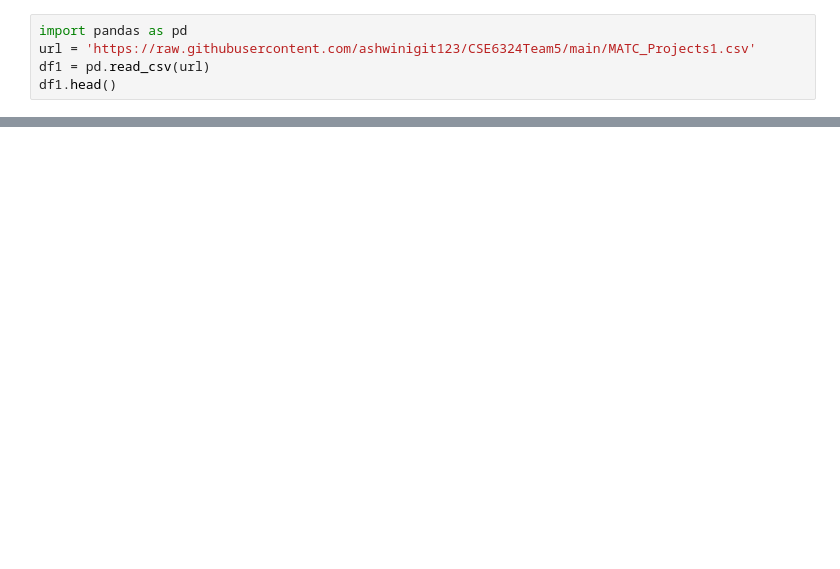
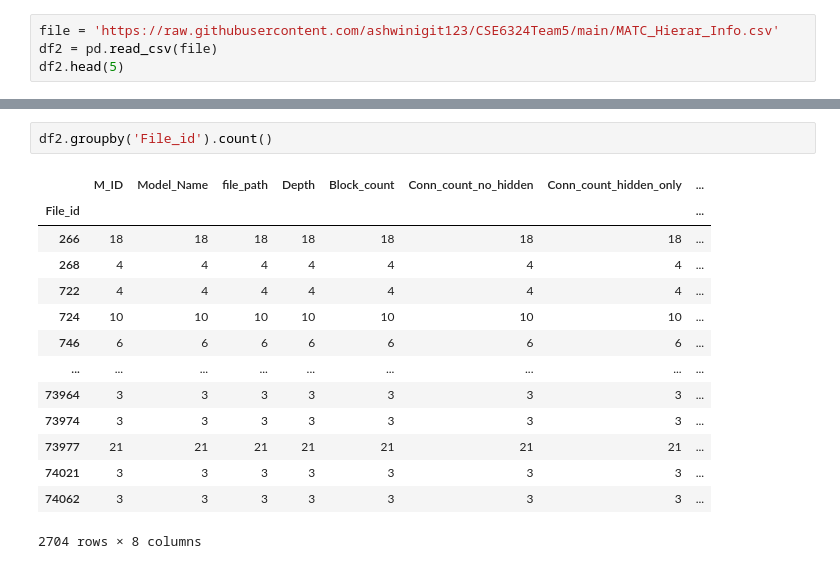
Before and after one commit to ashwinigit123/CSE6324Team5, a Jupyter notebook: Iteration1.ipynb, the cells around one changed output, grey strips where cells are left out. Saved outputs shown, nothing was run; the diff lists cells and outputs as text; blank space fills up the shorter version.

```diff
--- a/Iteration1.ipynb
+++ b/Iteration1.ipynb
@@ -3,6 +61,5 @@
 # %%
-import pandas as pd
-url = 'https://raw.githubusercontent.com/ashwinigit123/CSE6324Team5/main/MATC_Projects1.csv'
-df1 = pd.read_csv(url)
-df1.head()
+file = 'https://raw.githubusercontent.com/ashwinigit123/CSE6324Team5/main/MATC_Hierar_Info.csv'
+df2 = pd.read_csv(file)
+df2.head(5)
 # %% [output]
@@ -14,0 +72,17 @@ df1.head()
+# %%
+df2.groupby('File_id').count()
+# %% [output]
+|  | M_ID | Model_Name | file_path | Depth | Block_count | Conn_count_no_hidden | Conn_count_hidden_only | ... |
+| File_id |  |  |  |  |  |  |  | ... |
+| 266 | 18 | 18 | 18 | 18 | 18 | 18 | 18 | ... |
+| 268 | 4 | 4 | 4 | 4 | 4 | 4 | 4 | ... |
+| 722 | 4 | 4 | 4 | 4 | 4 | 4 | 4 | ... |
+| 724 | 10 | 10 | 10 | 10 | 10 | 10 | 10 | ... |
+| 746 | 6 | 6 | 6 | 6 | 6 | 6 | 6 | ... |
+| ... | ... | ... | ... | ... | ... | ... | ... | ... |
+| 73964 | 3 | 3 | 3 | 3 | 3 | 3 | 3 | ... |
+| 73974 | 3 | 3 | 3 | 3 | 3 | 3 | 3 | ... |
+| 73977 | 21 | 21 | 21 | 21 | 21 | 21 | 21 | ... |
+| 74021 | 3 | 3 | 3 | 3 | 3 | 3 | 3 | ... |
+| 74062 | 3 | 3 | 3 | 3 | 3 | 3 | 3 | ... |
+2704 rows × 8 columns
```
Also changed, not shown: parts of 15 cells of this notebook.
